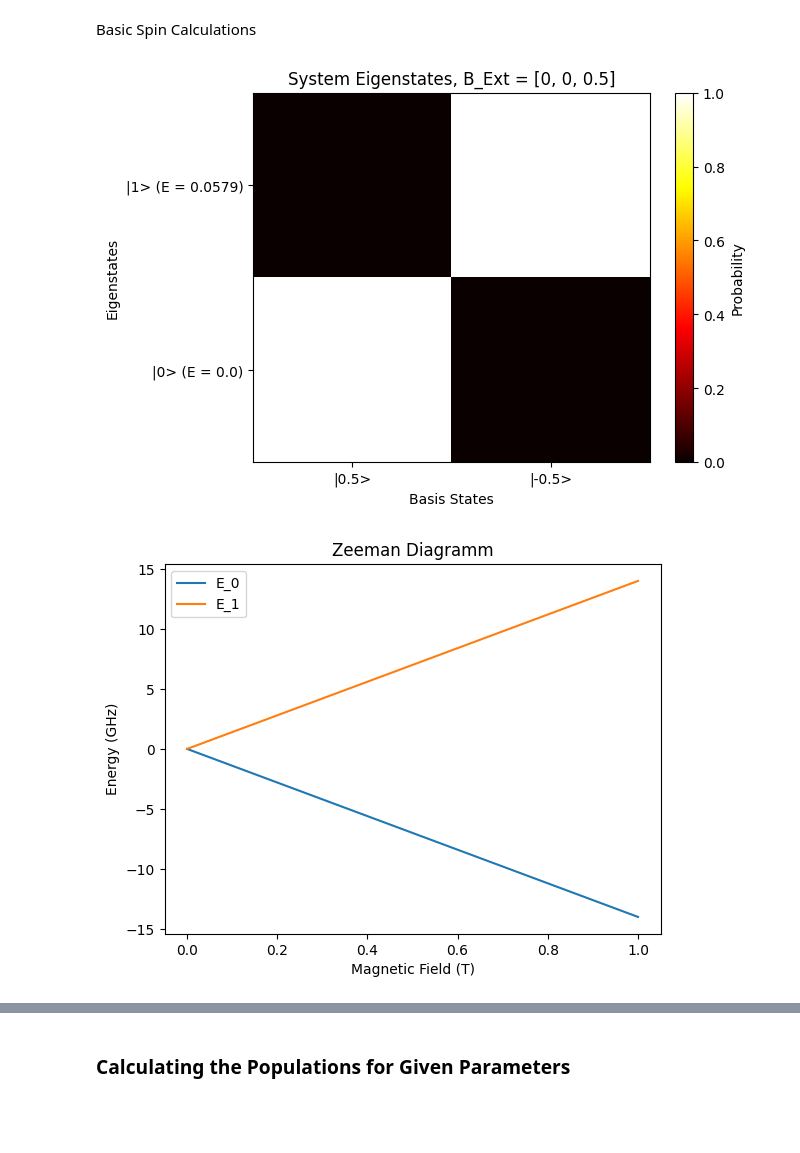
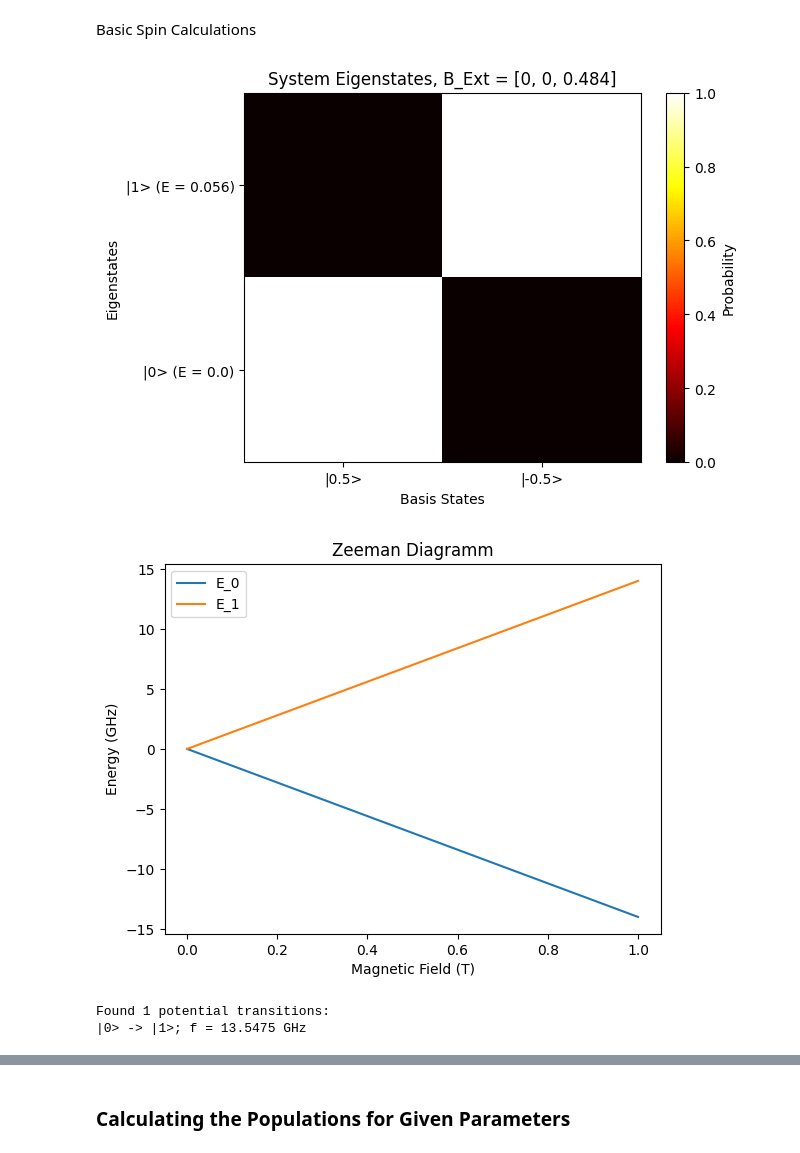
Before and after one commit to paulgreule1999/ESR-Simulation, a Jupyter notebook: EfieldPaper_SpinPumpingExplanation/main_FePc.ipynb, the cells around one changed output, grey strips where cells are left out. Cells and saved outputs as stored; diff of their text form; code cells hidden in the pictures; blank space fills up the shorter version.

```diff
--- a/EfieldPaper_SpinPumpingExplanation/main_FePc.ipynb
+++ b/EfieldPaper_SpinPumpingExplanation/main_FePc.ipynb
@@ -11,7 +14,7 @@ import matplotlib.pyplot as plt
 # Define the Spin System
 Spins=[0.5]
 S = SpinSys(Spins)
-S.B=[0,0,0.5]
+S.B=[0,0,0.484]
 S.BTip=[1e-9,0,0]
 S.tip='f'
 S.TipPolarization=[0,0,1]
@@ -23,10 +26,13 @@ Basic Spin Calculations
 # %%
 S.calcSpinOperators()
 S.calcEigEnergies()
 S.calcEigStates()
 S.showEigenMatrix('p')
 #S.plotEnergyVsSz()
 S.plotZeemanDiagramm(Brange=[0,1],N=100)
+S.calcESR_Benjamin()
 # %% [output]
-[figure, old version]
+[figure, new version]
 [figure]
+Found 1 potential transitions:
+|0> -> |1>; f = 13.5475 GHz
```
Also changed, not shown: parts of 12 cells of this notebook, 1 other file.
